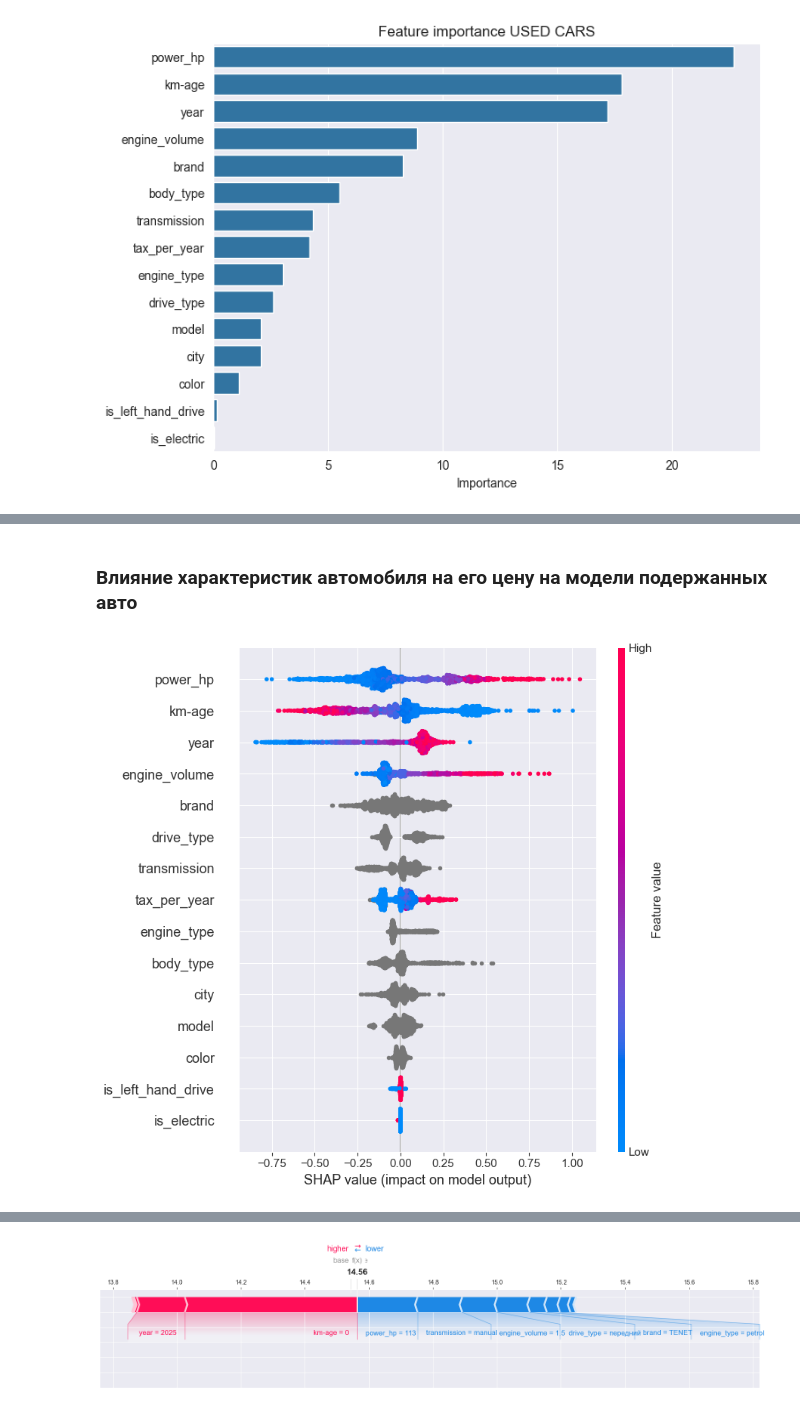
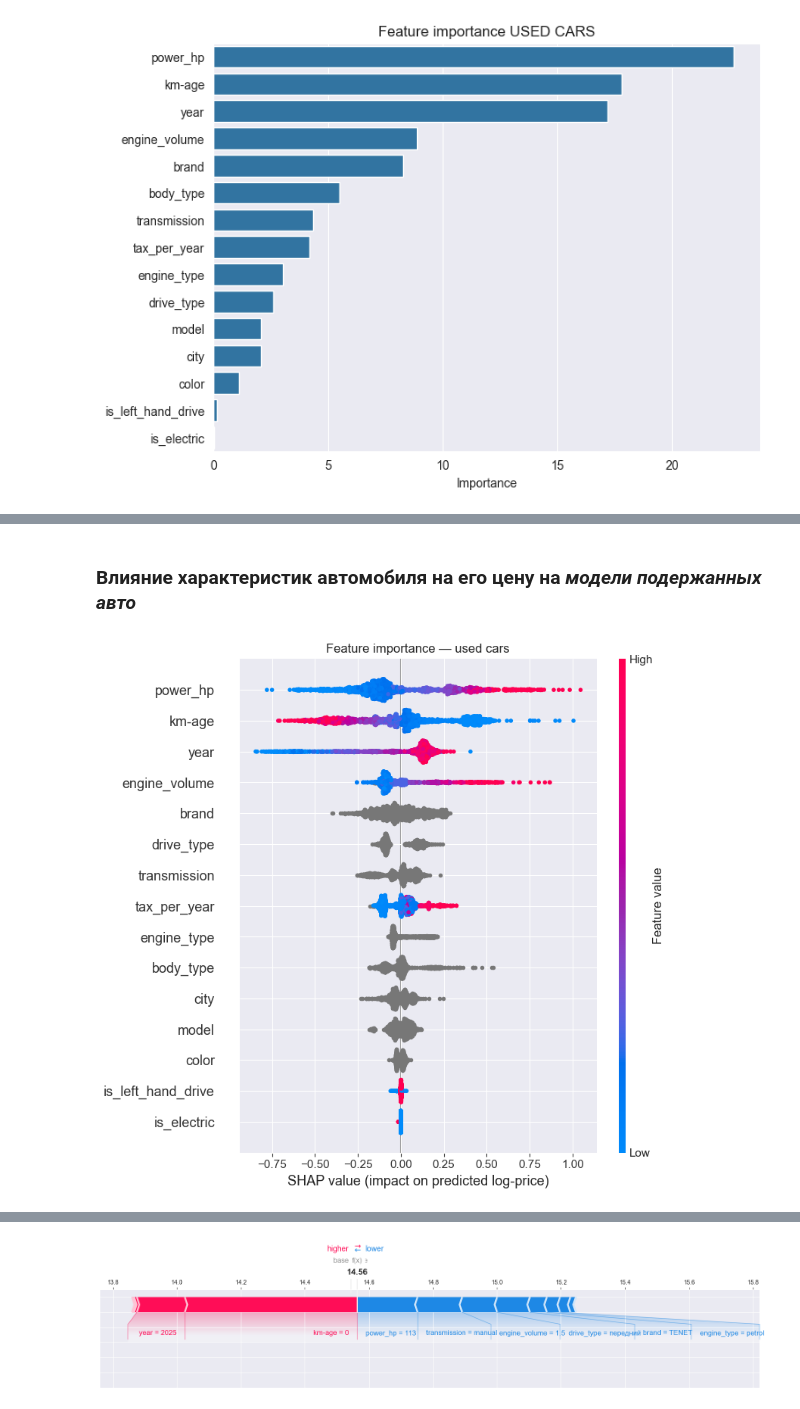
Before and after one commit to NOBLEMAN888/car-price-prediction-auto-ru, a Jupyter notebook: car_price_prediction_auto_ru.ipynb, the cells around one changed output, grey strips where cells are left out. Drawn from its saved outputs; the diff is of its cells as text; code cells hidden in the pictures.

Commit message:
feat(car_price_prediction): add results analysis

```diff
--- a/car_price_prediction_auto_ru.ipynb
+++ b/car_price_prediction_auto_ru.ipynb
@@ -645,9 +704,15 @@ shap.summary_plot(shap_values, X_test_new)
 # %% [markdown]
-### Влияние характеристик автомобиля на его цену на модели подержанных авто
+### Влияние характеристик автомобиля на его цену на *модели подержанных авто*
 # %%
 explainer = shap.TreeExplainer(model_used)
 shap_values = explainer.shap_values(X_test_used)
 
-shap.summary_plot(shap_values, X_test_used)
+shap.summary_plot(shap_values, X_test_used, show=False)
+
+plt.xlabel("SHAP value (impact on predicted log-price)")
+plt.title("Feature importance — used cars")
+
+plt.tight_layout()
+plt.show()
 # %% [output]
-[figure, old version]
+[figure, new version]
```
Also changed, not shown: parts of 31 cells of this notebook.
